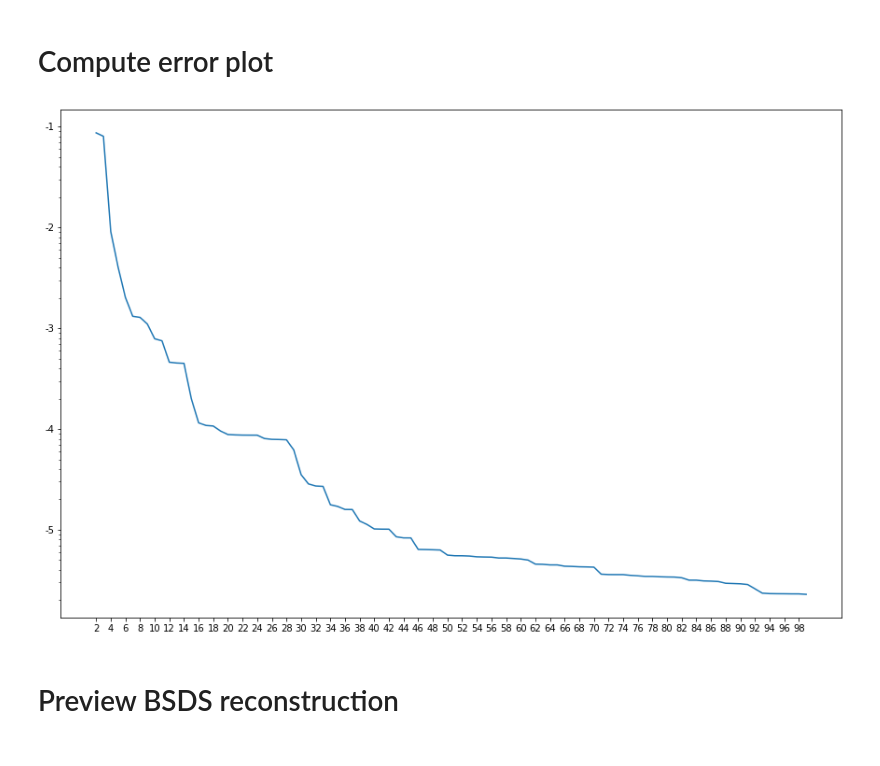
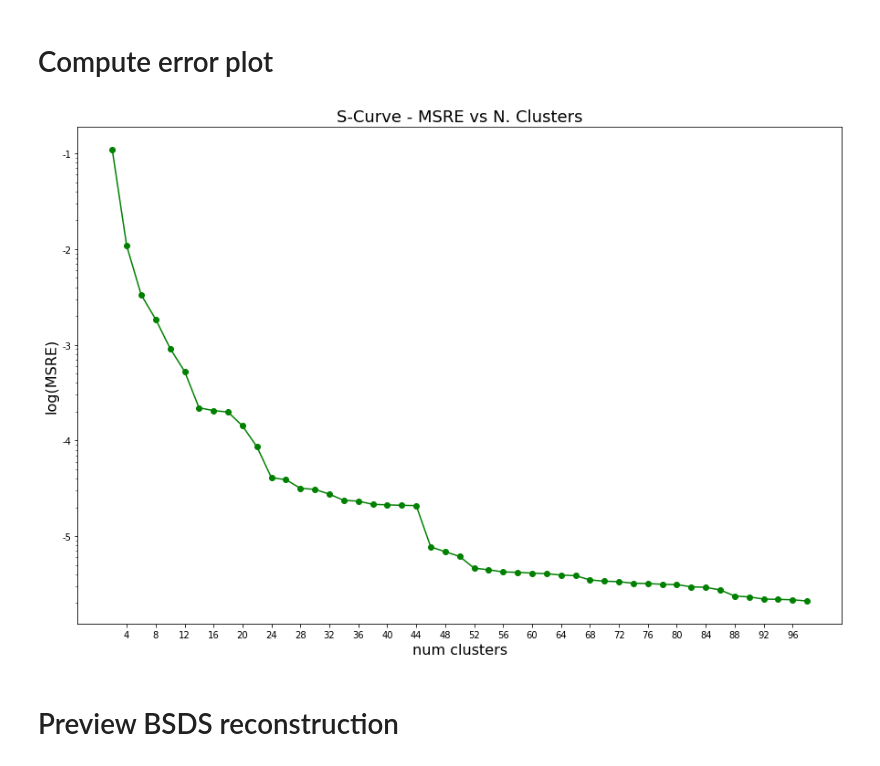
Before and after one commit to JunkyByte/ACDT, a Jupyter notebook: src/visual_saved.ipynb, the cells around one changed output. Cells and saved outputs as stored; diff of their text form; code cells hidden in the pictures.

```diff
--- a/src/visual_saved.ipynb
+++ b/src/visual_saved.ipynb
@@ -32,5 +32,5 @@ dict_keys(['knn', 'X', 99, 98, 97, 96, 95, 94, 93, 92, 91, 90, 89, 88, 87, 86, 8
 # %%
-k = 10
+k = 12
 C = x[k]['C']
 if X[0].shape[0] == 2:
     draw_spiral_clusters(C, X, k=x['knn'])
@@ -43,29 +43,32 @@ elif X[0].shape[0] == 3:
 # %%
 errors = {}
 for it in x.keys():
     if it == 'knn' or it == 'X':
         continue
 
     e = []
     C = x[it]['C']
     for Ci in C:
         F = Ci.F
         P = np.dot(F, F.T)
         samples = np.array(X[Ci.indices]).T
         mean_pos = np.mean(samples, axis=1, keepdims=True)
         s = samples - mean_pos
 
         proj = np.dot(P, s)
         e.append((s - proj)**2)
     errors[it] = np.mean(np.concatenate(e, axis=1), axis=(0, 1))
 
-plt.semilogy(list(errors.keys()), list(errors.values()))
+plt.semilogy(list(errors.keys()), list(errors.values()), marker='o', color='g')
 ax = plt.gca()
 plt.xticks(list(errors.keys())[1::2])
 ax.yaxis.set_major_formatter(LogFormatterExponent())
+plt.title("S-Curve - MSRE vs N. Clusters", fontsize=18)
+plt.xlabel('num clusters', fontsize=16)
+plt.ylabel('log(MSRE)', fontsize=16)
 plt.show()
 # %% [output]
-[figure, old version]
+[figure, new version]
 # %% [markdown]
 # Preview BSDS reconstruction
 # %%
```
Also changed, not shown: parts of 5 cells of this notebook, 18 other files.
